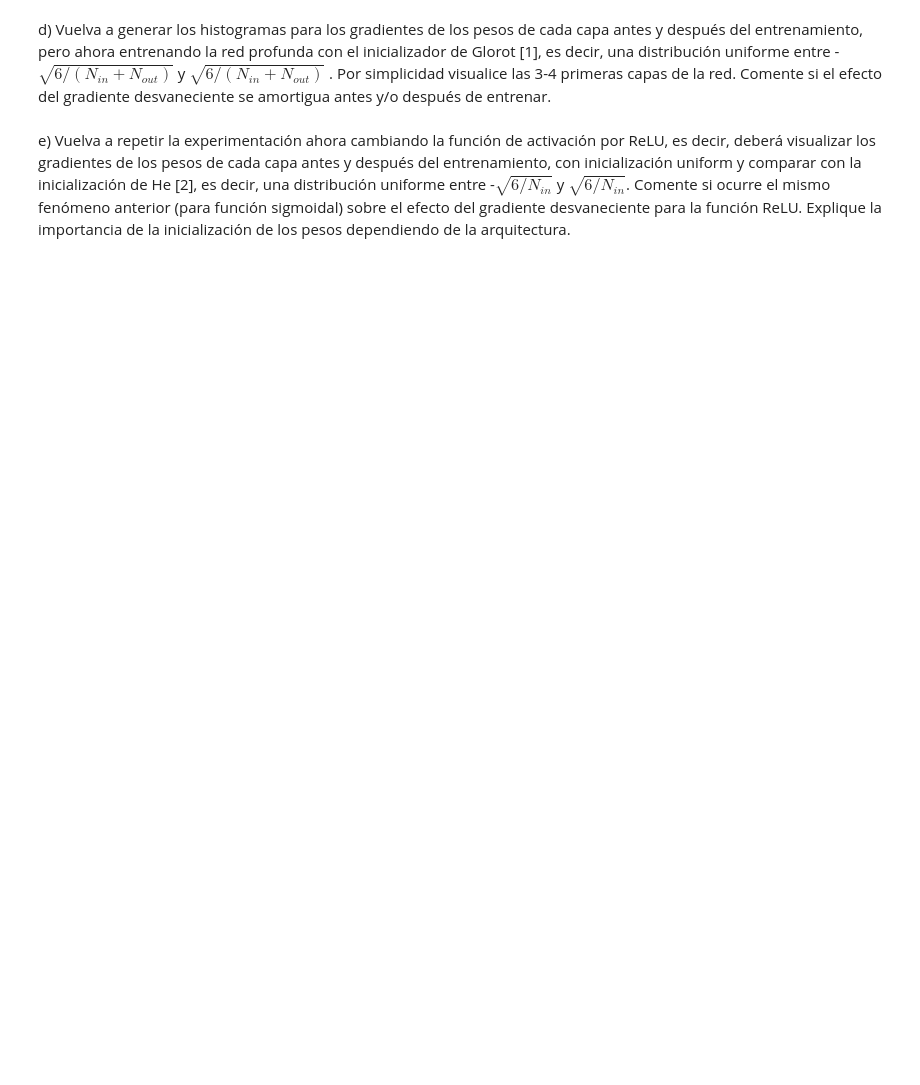
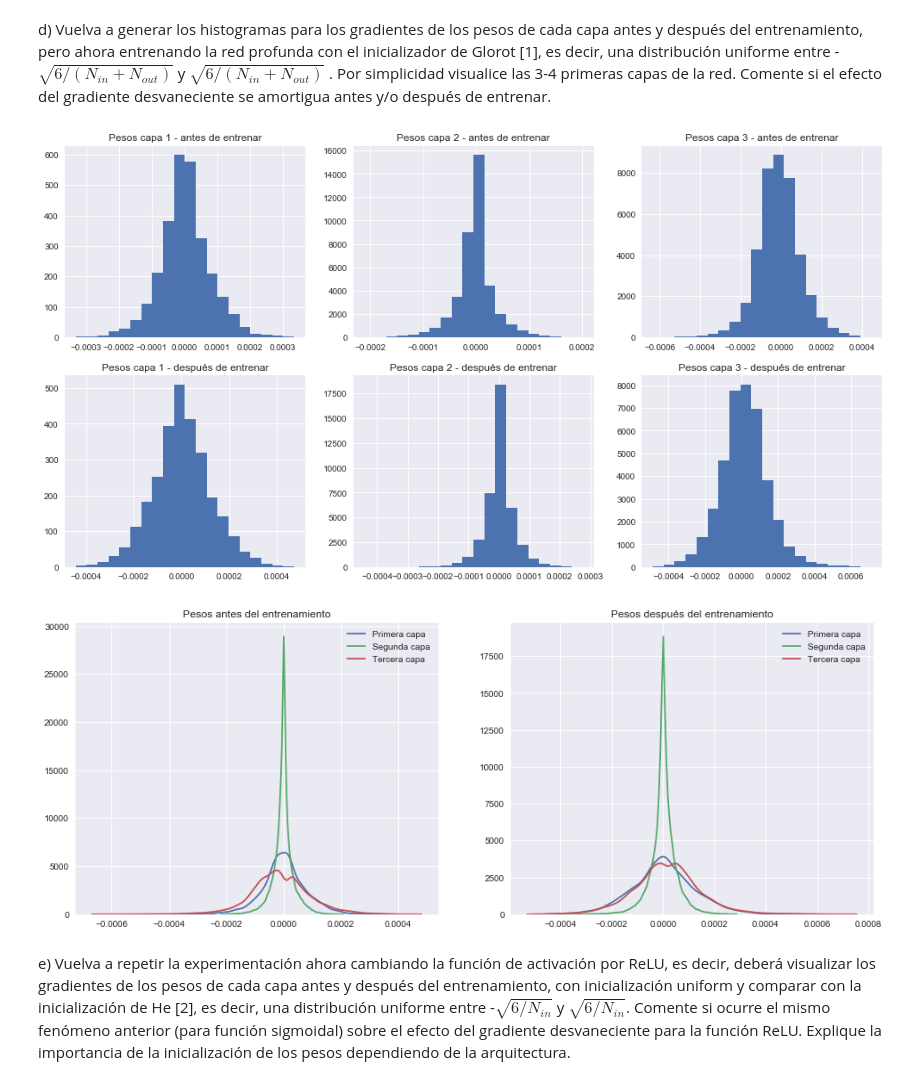
Before and after one commit to MrSutra/NeuralNetworks-1, a Jupyter notebook: Pregunta 2.ipynb, the cells around one changed output. Cells and saved outputs as stored; diff of their text form; code cells hidden in the pictures; blank space fills up the shorter version.

```diff
--- a/Pregunta 2.ipynb
+++ b/Pregunta 2.ipynb
@@ -189,2 +176,11 @@ model.compile(optimizer=sgd,loss='mean_squared_error')
+# %%
+glorot_sigm = network('glorot_uniform', 'sigmoid')
+g_bt_fl, g_bt_sl, g_bt_tl = w_before_train(glorot_sigm)
+g_at_fl, g_at_sl, g_at_tl = w_after_fit(glorot_sigm)
+# %%
+plot_all_hist(g_bt_fl, g_bt_sl, g_bt_tl, g_at_fl, g_at_sl, g_at_tl)
+# %% [output]
+[figure, added]
+[figure, added]
 # %% [markdown]
 e) Vuelva a repetir la experimentación ahora cambiando la función de activación por ReLU, es decir, deberá visualizar los gradientes de los pesos de cada capa antes y después del entrenamiento, con inicialización uniform y comparar con la inicialización de He [2], es decir, una distribución uniforme entre -$\sqrt{6/N_{in}}$ y $\sqrt{6/N_{in}} $. Comente si ocurre el mismo fenómeno anterior (para función sigmoidal) sobre el efecto del gradiente desvaneciente para la función ReLU. Explique la importancia de la inicialización de los pesos dependiendo de la arquitectura.
```
Also changed, not shown: parts of 41 cells of this notebook.
